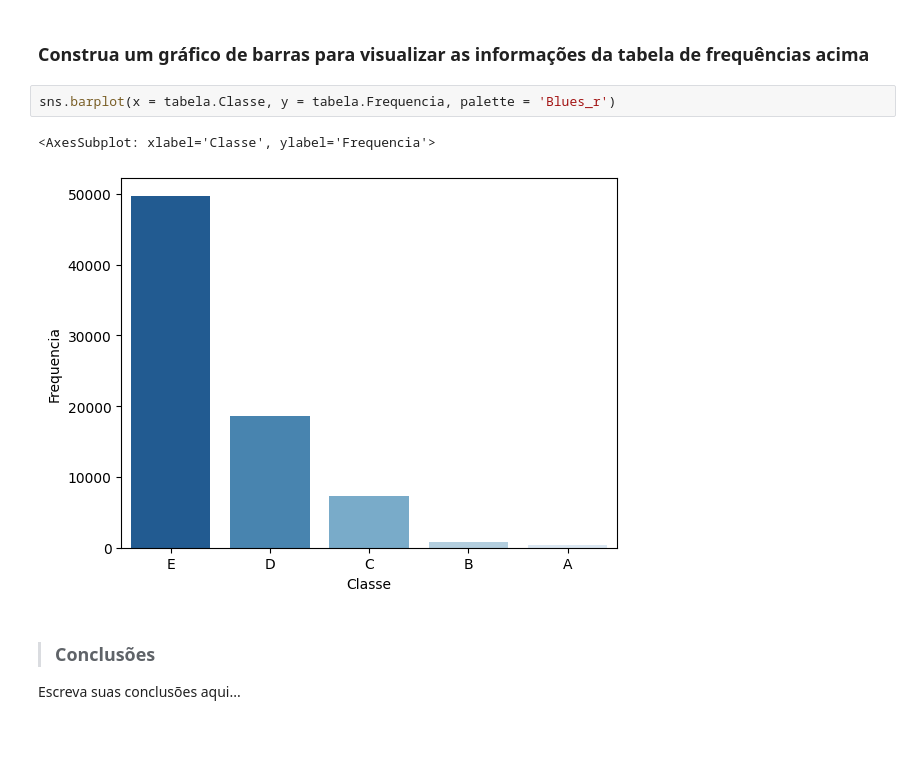
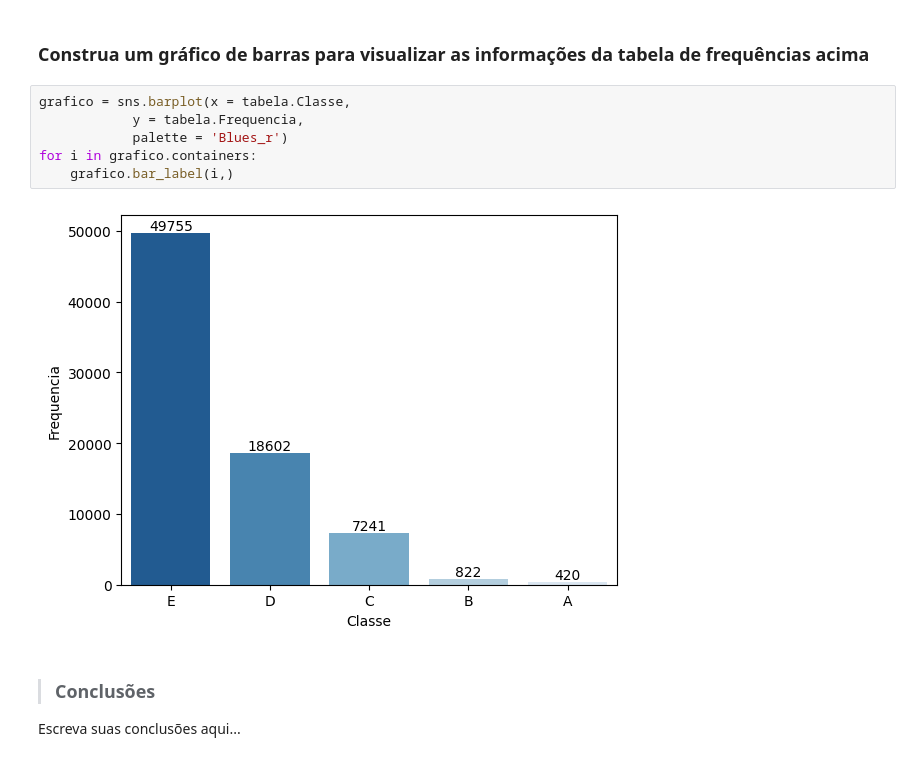
Before and after one commit to wcotta/alura, a Jupyter notebook: Formação Data Science/Modulo I/Projetos/Análise_Descritiva.ipynb, the cells around one changed output. Cells and saved outputs as stored; diff of their text form; blank space fills up the shorter version.

```diff
--- a/Formação Data Science/Modulo I/Projetos/Análise_Descritiva.ipynb
+++ b/Formação Data Science/Modulo I/Projetos/Análise_Descritiva.ipynb
@@ -253,10 +253,13 @@ tabela
 # %% [markdown]
 ### Construa um gráfico de barras para visualizar as informações da tabela de frequências acima
 # %%
-sns.barplot(x = tabela.Classe, y = tabela.Frequencia, palette = 'Blues_r')
+grafico = sns.barplot(x = tabela.Classe,
+            y = tabela.Frequencia,
+            palette = 'Blues_r')
+for i in grafico.containers:
+    grafico.bar_label(i,)
 # %% [output]
-<AxesSubplot: xlabel='Classe', ylabel='Frequencia'>
-[figure, old version]
+[figure, new version]
 # %% [markdown]
 > ### Conclusões
 
```
Also changed, not shown: parts of 16 cells of this notebook.
